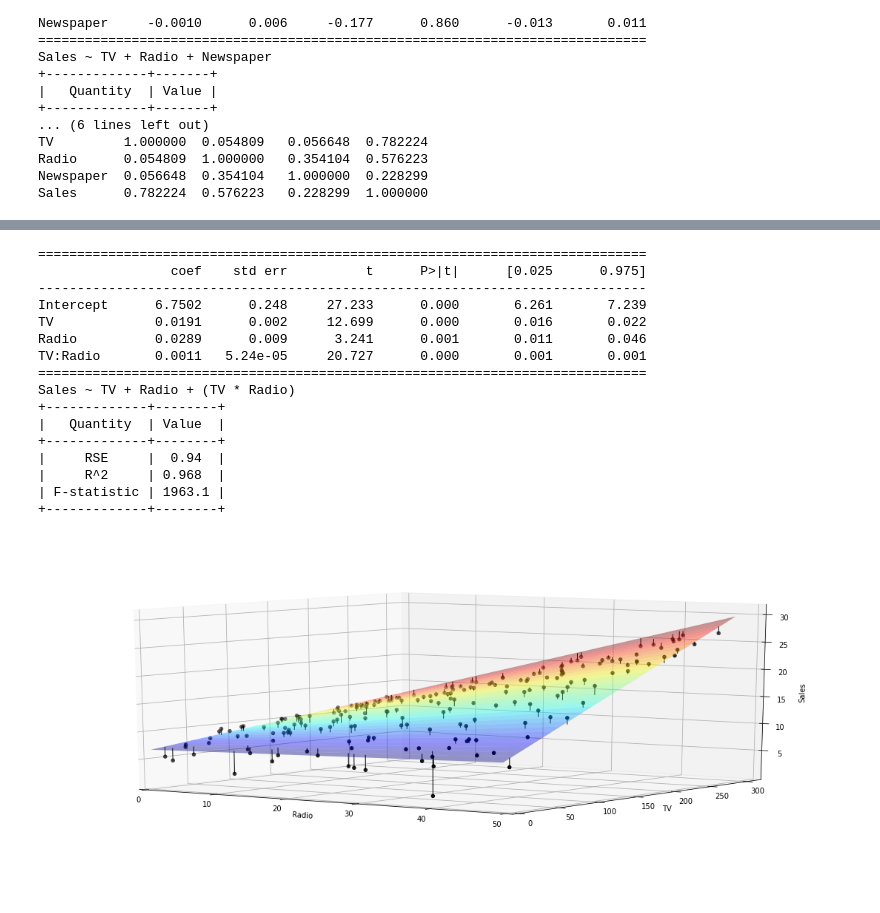
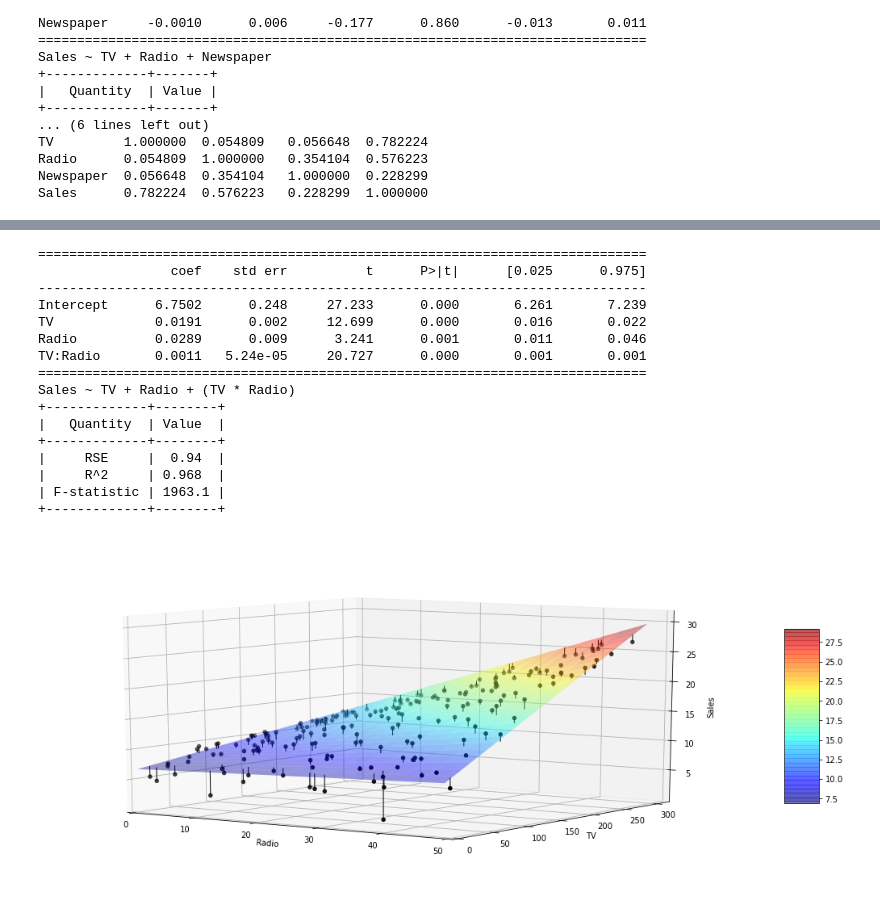
Before and after one commit to walter9388/Statisitcal-Learning, a Jupyter notebook: IntroToStatisticalLearningBook/Chp03-LinearRegression.ipynb, the cells around one changed output, grey strips where cells are left out. Drawn from its saved outputs; the diff is of its cells as text; code cells hidden in the pictures.

```diff
--- a/IntroToStatisticalLearningBook/Chp03-LinearRegression.ipynb
+++ b/IntroToStatisticalLearningBook/Chp03-LinearRegression.ipynb
@@ -105,13 +112,13 @@ ax[1].plot(x, beta_0_np + beta_1_np*x);
 [figure]
 # %%
 # seaborn automatically plots a ployfit line of any order if you want to look quickly at the relationship
-sns.regplot(df.TV, df.Sales, order=1, ci=None, scatter_kws={'color':'r', 's':9})
+sns.regplot(df_advertising.TV, df_advertising.Sales, order=1, ci=None, scatter_kws={'color':'r', 's':9})
 plt.xlim(-10,310)
 plt.ylim(ymin=0);
 
 # add joing vertical lines if you want:
-for i in range(df.shape[0]):
-    plt.plot([df.TV.iloc[i],df.TV.iloc[i]],[df.Sales.iloc[i],beta_0 + beta_1*df.TV.iloc[i]],color='#e0e0e0',linewidth=1, zorder=0)
+for i in range(df_advertising.shape[0]):
+    plt.plot([df_advertising.TV.iloc[i],df_advertising.TV.iloc[i]],[df_advertising.Sales.iloc[i],beta_0 + beta_1*df_advertising.TV.iloc[i]],color='#e0e0e0',linewidth=1, zorder=0)
 
 print('The model shows that an additional $1000 spent on TV advertising will see an additional {:0.1f} sales'.format(beta_1*1000))
 # %% [output]
@@ -176,9 +183,9 @@ Centering can be done easily in the scikit-learn module:
 #define linear model
 regr = skl_lm.LinearRegression()
 # scale the x data
-X_centering = scale(df.TV, with_mean=True, with_std=False).reshape(-1,1)
-# X_no_centering = df.TV.to_numpy().reshape(-1, 1)
-y = df.Sales
+X_centering = scale(df_advertising.TV, with_mean=True, with_std=False).reshape(-1,1)
+# X_no_centering = df_advertising.TV.to_numpy().reshape(-1, 1)
+y = df_advertising.Sales
 
 # fit the model
 regr.fit(X_centering,y)
@@ -191,7 +198,7 @@ ax.set_ylabel('Sales')
 ax.set_title('using scikit-learn with scaling around the mean')
 ax.plot(X_centering, regr.intercept_ + regr.coef_[0]*X_centering);
 # add joing vertical lines if you want:
-for i in range(df.shape[0]):
+for i in range(df_advertising.shape[0]):
     plt.plot([X_centering[i],X_centering[i]],[y.iloc[i],regr.intercept_ + regr.coef_[0]*X_centering[i]],color='#e0e0e0',linewidth=1, zorder=0)
 
 
@@ -535,6 +547,6 @@ As there are a total of $2^p$ models avaliable, it is not practical to try every
 # %%
 ### make tv & radio model
-est_tv_radio = smf.ols('Sales ~ TV + Radio', df).fit()
+est_tv_radio = smf.ols('Sales ~ TV + Radio', df_advertising).fit()
 print(est_tv_radio.summary().tables[1])
 print_stat_table(est_tv_radio)
 
@@ -550,19 +562,20 @@ for (i,j),_ in np.ndenumerate(Z):
 # Create 3d plot
 fig = plt.figure(figsize=(15,6))
 ax = axes3d.Axes3D(fig)
-ax.plot_surface(B1, B2, Z, rstride=10, cstride=50, alpha=0.4, cmap=plt.cm.jet)
-ax.scatter3D(df.Radio, df.TV, df.Sales, c='k')
+hh=ax.plot_surface(B1, B2, Z, rstride=12, cstride=3, alpha=0.4, cmap=plt.cm.jet)
+ax.scatter3D(df_advertising.Radio, df_advertising.TV, df_advertising.Sales, c='k')
 ax.view_init(10, 305)
 ax.set_xlabel('Radio')
 ax.set_xlim(0,50)
 ax.set_ylabel('TV')
 ax.set_ylim(bottom=0)
 ax.set_zlabel('Sales');
+fig.colorbar(hh, shrink=0.5, aspect=5)
 # add lines
-for i in range(df.shape[0]):
-    plt.plot([df.Radio.iloc[i],df.Radio.iloc[i]],
-             [df.TV.iloc[i],df.TV.iloc[i]],
-             [df.Sales.iloc[i],est_tv_radio.params[0]+df.Radio.iloc[i]*est_tv_radio.params[2]+df.TV.iloc[i]*est_tv_radio.params[1]],
+for i in range(df_advertising.shape[0]):
+    plt.plot([df_advertising.Radio.iloc[i],df_advertising.Radio.iloc[i]],
+             [df_advertising.TV.iloc[i],df_advertising.TV.iloc[i]],
+             [df_advertising.Sales.iloc[i],est_tv_radio.params[0]+df_advertising.Radio.iloc[i]*est_tv_radio.params[2]+df_advertising.TV.iloc[i]*est_tv_radio.params[1]],
              color='k',linewidth=1,zorder=0)
 # %% [output]
 ==============================================================================
@@ -584,6 +759,6 @@ Sales ~ TV + Radio
 # %%
 ### make tv & radio & (TV * Radio) model
-est_tv_radio = smf.ols('Sales ~ TV + Radio + (TV * Radio)', df).fit()
+est_tv_radio = smf.ols('Sales ~ TV + Radio + (TV * Radio)', df_advertising).fit()
 print(est_tv_radio.summary().tables[1])
 print_stat_table(est_tv_radio)
 
@@ -597,37 +772,38 @@ for (i,j),_ in np.ndenumerate(Z):
     Z[i,j] =(est_tv_radio.params[0] + B1[i,j]*est_tv_radio.params[2] + B2[i,j]*est_tv_radio.params[1] + B1[i,j]*B2[i,j]*est_tv_radio.params[3])
 
 # Create 3d plot
 fig = plt.figure(figsize=(15,6))
 ax = axes3d.Axes3D(fig)
-ax.plot_surface(B1, B2, Z, rstride=10, cstride=50, alpha=0.4, cmap=plt.cm.jet)
-ax.scatter3D(df.Radio, df.TV, df.Sales, c='k')
+hh = ax.plot_surface(B1, B2, Z, rstride=12, cstride=3, alpha=0.4, cmap=plt.cm.jet)
+ax.scatter3D(df_advertising.Radio, df_advertising.TV, df_advertising.Sales, c='k')
 ax.view_init(10, 305)
 ax.set_xlabel('Radio')
 ax.set_xlim(0,50)
 ax.set_ylabel('TV')
 ax.set_ylim(bottom=0)
 ax.set_zlabel('Sales');
+fig.colorbar(hh, shrink=0.5, aspect=5)
 # add lines
-for i in range(df.shape[0]):
-    plt.plot([df.Radio.iloc[i],df.Radio.iloc[i]],
-             [df.TV.iloc[i],df.TV.iloc[i]],
-             [df.Sales.iloc[i],est_tv_radio.params[0]+df.Radio.iloc[i]*est_tv_radio.params[2]+df.TV.iloc[i]*est_tv_radio.params[1]+df.TV.iloc[i]*df.Radio.iloc[i]*est_tv_radio.params[3]],
+for i in range(df_advertising.shape[0]):
+    plt.plot([df_advertising.Radio.iloc[i],df_advertising.Radio.iloc[i]],
+             [df_advertising.TV.iloc[i],df_advertising.TV.iloc[i]],
+             [df_advertising.Sales.iloc[i],est_tv_radio.params[0]+df_advertising.Radio.iloc[i]*est_tv_radio.params[2]+df_advertising.TV.iloc[i]*est_tv_radio.params[1]+df_advertising.TV.iloc[i]*df_advertising.Radio.iloc[i]*est_tv_radio.params[3]],
              color='k',linewidth=1,zorder=0)
 # %% [output]
 ==============================================================================
                  coef    std err          t      P>|t|      [0.025      0.975]
 ------------------------------------------------------------------------------
 Intercept      6.7502      0.248     27.233      0.000       6.261       7.239
 TV             0.0191      0.002     12.699      0.000       0.016       0.022
 Radio          0.0289      0.009      3.241      0.001       0.011       0.046
 TV:Radio       0.0011   5.24e-05     20.727      0.000       0.001       0.001
 ==============================================================================
 Sales ~ TV + Radio + (TV * Radio)
 +-------------+--------+
 |   Quantity  | Value  |
 +-------------+--------+
 |     RSE     |  0.94  |
 |     R^2     | 0.968  |
 | F-statistic | 1963.1 |
 +-------------+--------+
-[figure, old version]
+[figure, new version]
```
Also changed, not shown: parts of 20 cells of this notebook.
